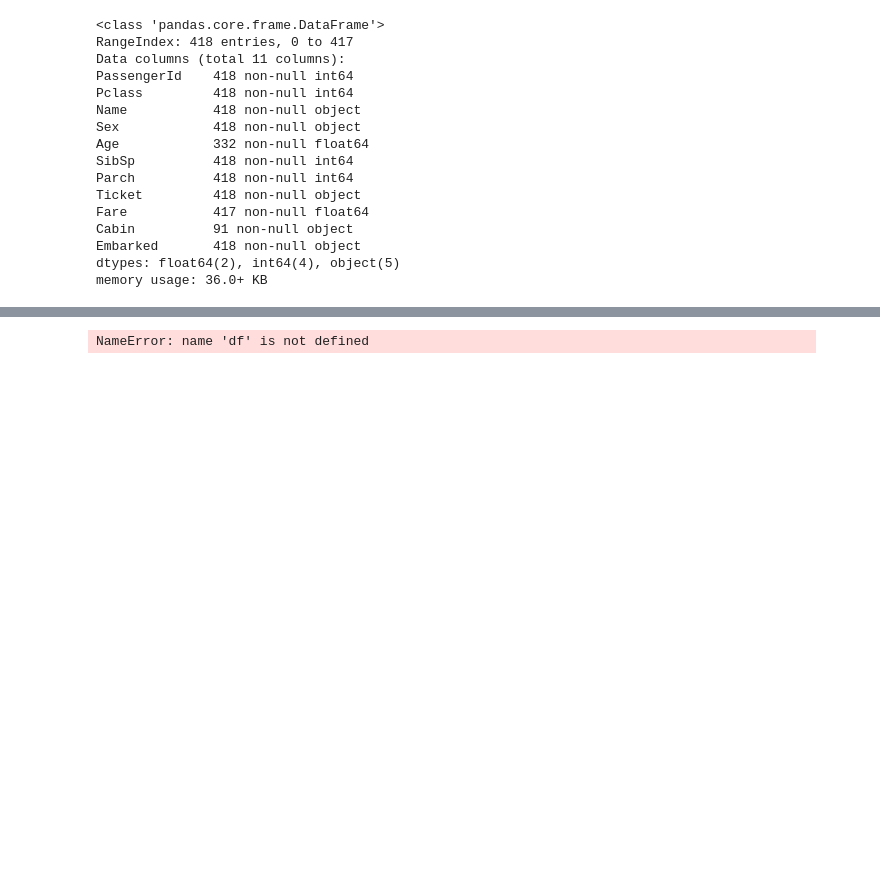
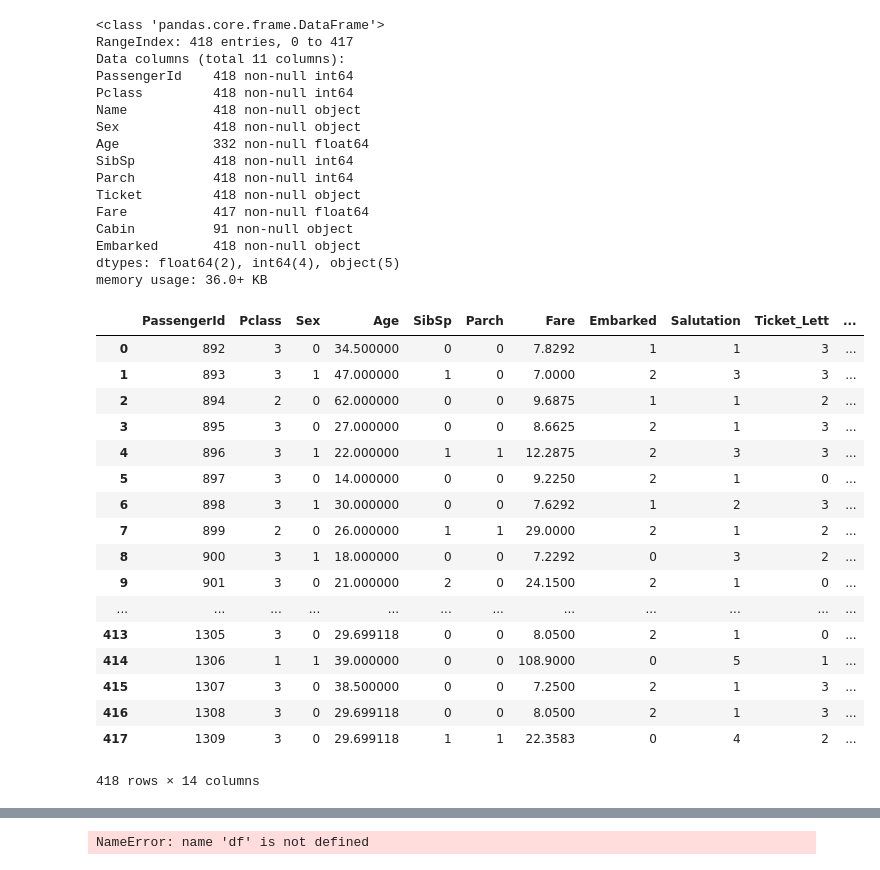
Before and after one commit to hikaruya8/kaggle, a Jupyter notebook: titanic.ipynb, the cells around one changed output, grey strips where cells are left out. Saved outputs shown, nothing was run; the diff lists cells and outputs as text; code cells hidden in the pictures; blank space fills up the shorter version.

```diff
--- a/titanic.ipynb
+++ b/titanic.ipynb
@@ -460,6 +460,33 @@ memory usage: 36.0+ KB
 test['Age'].fillna(train.Age.mean(), inplace = True)
 # %%
 test["Fare"].fillna(train.Fare.mean(), inplace = True)
+# %%
+test.Name = test.Name.replace("male",0).replace("female",1)
+# %%
+test.Embarked = test.Embarked.replace (["C", "Q", "S"], [0, 1, 2])
+# %%
+test.Sex = test.Sex.replace(['male', 'female'], [0, 1])
+# %%
+test
+# %% [output]
+|  | PassengerId | Pclass | Sex | Age | SibSp | Parch | Fare | Embarked | Salutation | Ticket_Lett | ... |
+| 0 | 892 | 3 | 0 | 34.500000 | 0 | 0 | 7.8292 | 1 | 1 | 3 | ... |
+| 1 | 893 | 3 | 1 | 47.000000 | 1 | 0 | 7.0000 | 2 | 3 | 3 | ... |
+| 2 | 894 | 2 | 0 | 62.000000 | 0 | 0 | 9.6875 | 1 | 1 | 2 | ... |
+| 3 | 895 | 3 | 0 | 27.000000 | 0 | 0 | 8.6625 | 2 | 1 | 3 | ... |
+| 4 | 896 | 3 | 1 | 22.000000 | 1 | 1 | 12.2875 | 2 | 3 | 3 | ... |
+| 5 | 897 | 3 | 0 | 14.000000 | 0 | 0 | 9.2250 | 2 | 1 | 0 | ... |
+| 6 | 898 | 3 | 1 | 30.000000 | 0 | 0 | 7.6292 | 1 | 2 | 3 | ... |
+| 7 | 899 | 2 | 0 | 26.000000 | 1 | 1 | 29.0000 | 2 | 1 | 2 | ... |
+| 8 | 900 | 3 | 1 | 18.000000 | 0 | 0 | 7.2292 | 0 | 3 | 2 | ... |
+| 9 | 901 | 3 | 0 | 21.000000 | 2 | 0 | 24.1500 | 2 | 1 | 0 | ... |
+| ... | ... | ... | ... | ... | ... | ... | ... | ... | ... | ... | ... |
+| 413 | 1305 | 3 | 0 | 29.699118 | 0 | 0 | 8.0500 | 2 | 1 | 0 | ... |
+| 414 | 1306 | 1 | 1 | 39.000000 | 0 | 0 | 108.9000 | 0 | 5 | 1 | ... |
+| 415 | 1307 | 3 | 0 | 38.500000 | 0 | 0 | 7.2500 | 2 | 1 | 3 | ... |
+| 416 | 1308 | 3 | 0 | 29.699118 | 0 | 0 | 8.0500 | 2 | 1 | 3 | ... |
+| 417 | 1309 | 3 | 0 | 29.699118 | 1 | 1 | 22.3583 | 0 | 4 | 2 | ... |
+418 rows × 14 columns
 # %%
 combine = [test]
 for test in combine:
```
Also changed, not shown: parts of 7 cells of this notebook.
